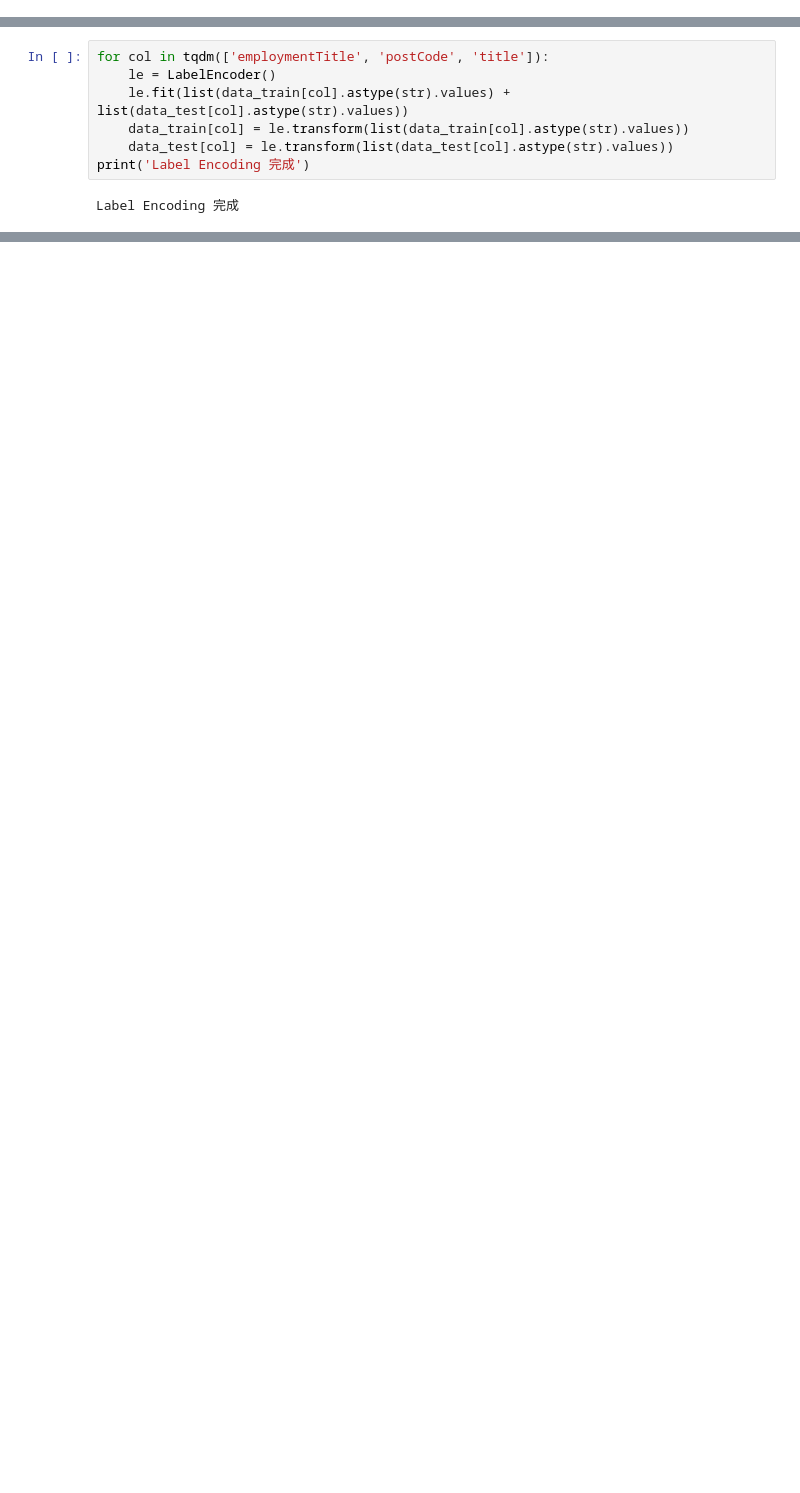
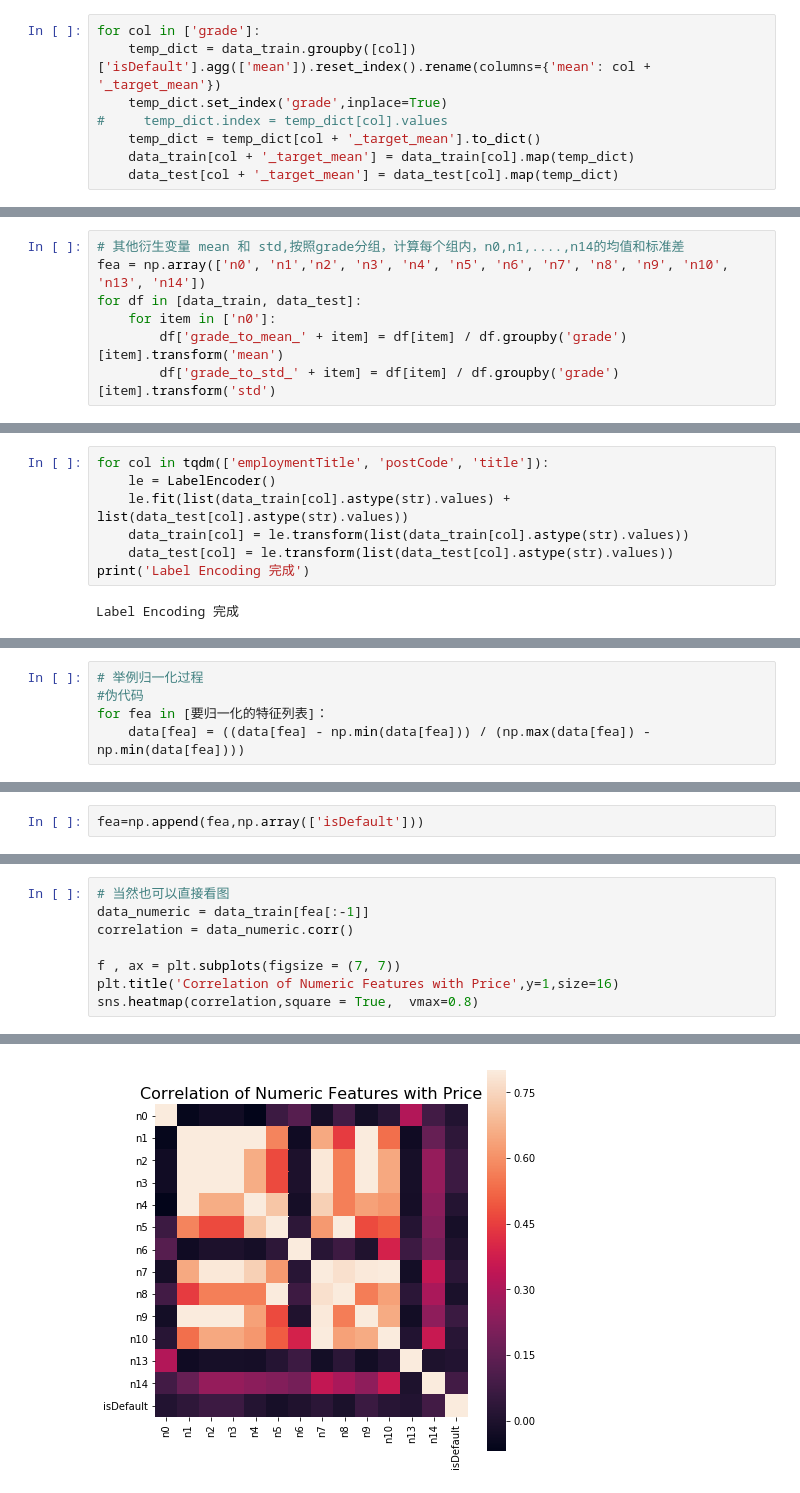
Before and after one commit to FourHan/finance_competition, a Jupyter notebook: task03特征工程.ipynb, the cells around one changed output, grey strips where cells are left out. Drawn from its saved outputs; the diff is of its cells as text; blank space fills up the shorter version.

```diff
--- a/task03特征工程.ipynb
+++ b/task03特征工程.ipynb
@@ -282,0 +416,8 @@ data_train['employmentTitle'].nunique()
+# %%
+for col in ['grade']:
+    temp_dict = data_train.groupby([col])['isDefault'].agg(['mean']).reset_index().rename(columns={'mean': col + '_target_mean'})
+    temp_dict.set_index('grade',inplace=True)
+#     temp_dict.index = temp_dict[col].values
+    temp_dict = temp_dict[col + '_target_mean'].to_dict()
+    data_train[col + '_target_mean'] = data_train[col].map(temp_dict)
+    data_test[col + '_target_mean'] = data_test[col].map(temp_dict)
@@ -282,0 +426,7 @@ data_train['employmentTitle'].nunique()
+# %%
+# 其他衍生变量 mean 和 std,按照grade分组，计算每个组内，n0,n1,....,n14的均值和标准差
+fea = np.array(['n0', 'n1','n2', 'n3', 'n4', 'n5', 'n6', 'n7', 'n8', 'n9', 'n10', 'n13', 'n14'])
+for df in [data_train, data_test]:
+    for item in ['n0']:
+        df['grade_to_mean_' + item] = df[item] / df.groupby('grade')[item].transform('mean')
+        df['grade_to_std_' + item] = df[item] / df.groupby('grade')[item].transform('std')
@@ -311,0 +467,5 @@ Name: employmentTitle, Length: 800000, dtype: int64
+# %%
+# 举例归一化过程
+#伪代码
+for fea in [要归一化的特征列表]：
+    data[fea] = ((data[fea] - np.min(data[fea])) / (np.max(data[fea]) - np.min(data[fea])))
@@ -311,0 +596,2 @@ Name: employmentTitle, Length: 800000, dtype: int64
+# %%
+fea=np.append(fea,np.array(['isDefault']))
@@ -311,0 +607,9 @@ Name: employmentTitle, Length: 800000, dtype: int64
+# %%
+# 当然也可以直接看图
+data_numeric = data_train[fea[:-1]]
+correlation = data_numeric.corr()
+
+f , ax = plt.subplots(figsize = (7, 7))
+plt.title('Correlation of Numeric Features with Price',y=1,size=16)
+sns.heatmap(correlation,square = True,  vmax=0.8)
+# %% [output]
@@ -311,0 +617 @@ Name: employmentTitle, Length: 800000, dtype: int64
+[figure, added]
```
Also changed, not shown: parts of 81 cells of this notebook.
